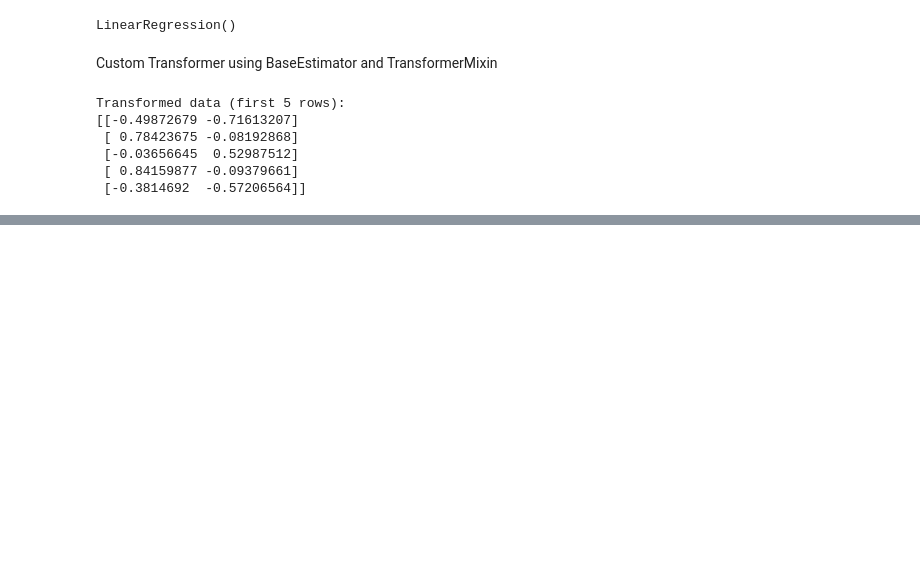
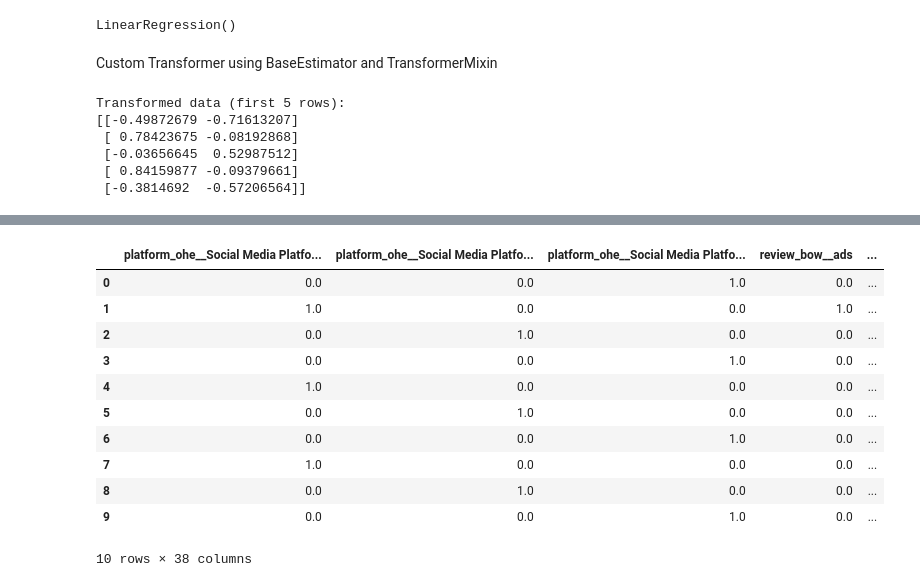
Before and after one commit to NavdeepTU/Machine-Learning, a Jupyter notebook: sklearn_deep_dive.ipynb, the cells around one changed output, grey strips where cells are left out. Cells and saved outputs as stored; diff of their text form; code cells hidden in the pictures; blank space fills up the shorter version.

Commit message:
column transformer, feature_union and pipeline in sklearn

```diff
--- a/sklearn_deep_dive.ipynb
+++ b/sklearn_deep_dive.ipynb
@@ -217,0 +220,19 @@ Transformed data (first 5 rows):
+# %%
+import pandas as pd
+
+# Define the data with numeric labels for sentiment
+data = {
+    "Social Media Platform": ["Twitter", "Facebook", "Instagram", "Twitter", "Facebook",
+                              "Instagram", "Twitter", "Facebook", "Instagram", "Twitter"],
+    "Review": ["Love the new update!", "Too many ads now", "Great for sharing photos",
+               "Newsfeed algorithm is biased", "Privacy concerns with latest update",
+               "Amazing filters!", "Too much spam", "Easy to connect with friends",
+               "Stories feature is fantastic", "Customer support lacking"],
+    "age": [21, 19, np.nan, 17, 24, np.nan, 30, 19, 16, 31],
+    "Sentiment": [1, 0, 1, 0, 0, 1, 0, 1, 1, 0]  # Numeric labels: 1 for Positive, 0 for Negative
+}
+
+# Create a DataFrame
+df = pd.DataFrame(data)
+
+print(df)
@@ -217,0 +256,25 @@ Transformed data (first 5 rows):
+# %%
+# Define the column transformer
+column_transformer = ColumnTransformer(
+    transformers=[
+        ('platform_ohe', OneHotEncoder(), ['Social Media Platform']),
+        ('review_bow', CountVectorizer(), 'Review'),
+        ('age_impute', SimpleImputer(),['age'])
+    ],
+    remainder='drop'  # Drop other columns not specified in transformers
+)
+# %%
+pd.DataFrame(column_transformer.fit_transform(df).toarray(),columns=column_transformer.get_feature_names_out())
+# %% [output]
+|  | platform_ohe__Social Media Platfo... | platform_ohe__Social Media Platfo... | platform_ohe__Social Media Platfo... | review_bow__ads | ... |
+| 0 | 0.0 | 0.0 | 1.0 | 0.0 | ... |
+| 1 | 1.0 | 0.0 | 0.0 | 1.0 | ... |
+| 2 | 0.0 | 1.0 | 0.0 | 0.0 | ... |
+| 3 | 0.0 | 0.0 | 1.0 | 0.0 | ... |
+| 4 | 1.0 | 0.0 | 0.0 | 0.0 | ... |
+| 5 | 0.0 | 1.0 | 0.0 | 0.0 | ... |
+| 6 | 0.0 | 0.0 | 1.0 | 0.0 | ... |
+| 7 | 1.0 | 0.0 | 0.0 | 0.0 | ... |
+| 8 | 0.0 | 1.0 | 0.0 | 0.0 | ... |
+| 9 | 0.0 | 0.0 | 1.0 | 0.0 | ... |
+10 rows × 38 columns
```
Also changed, not shown: parts of 21 cells of this notebook.
